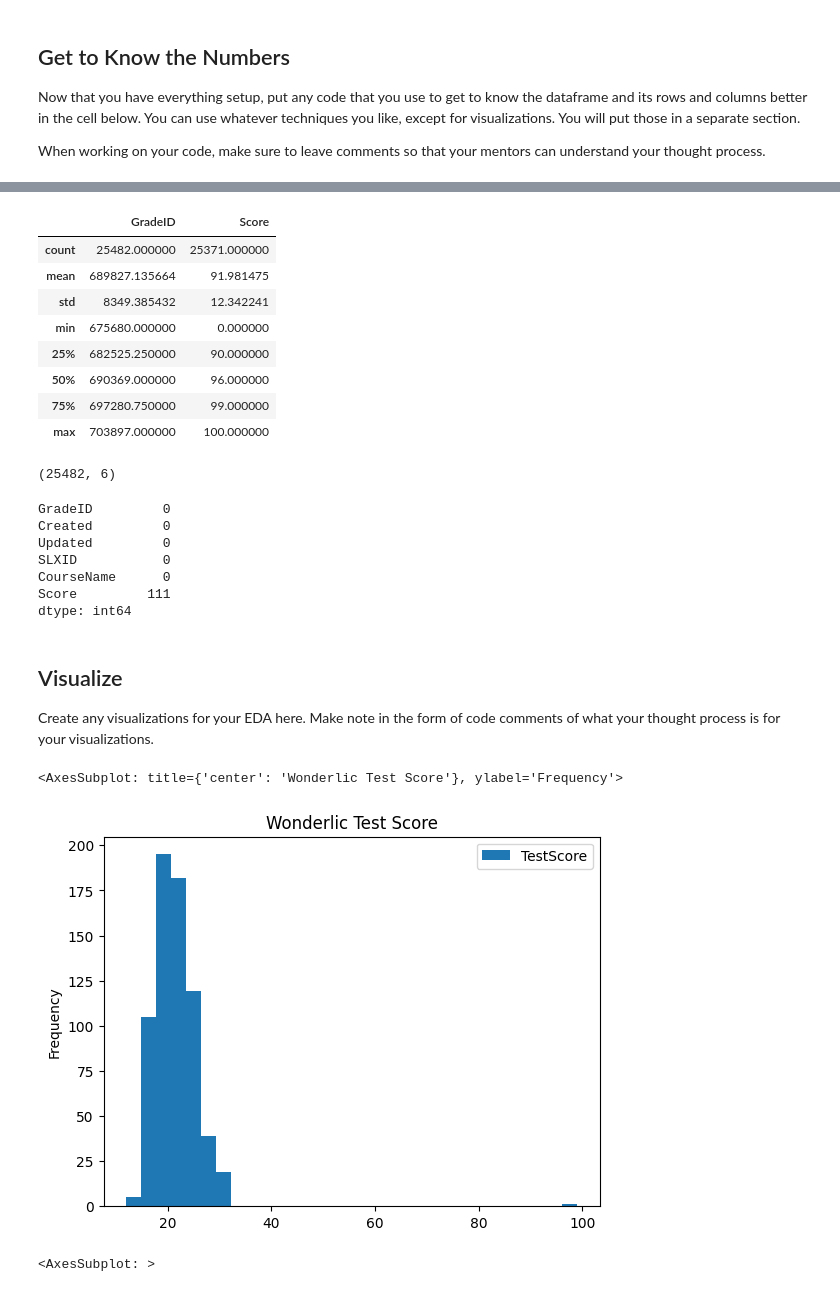
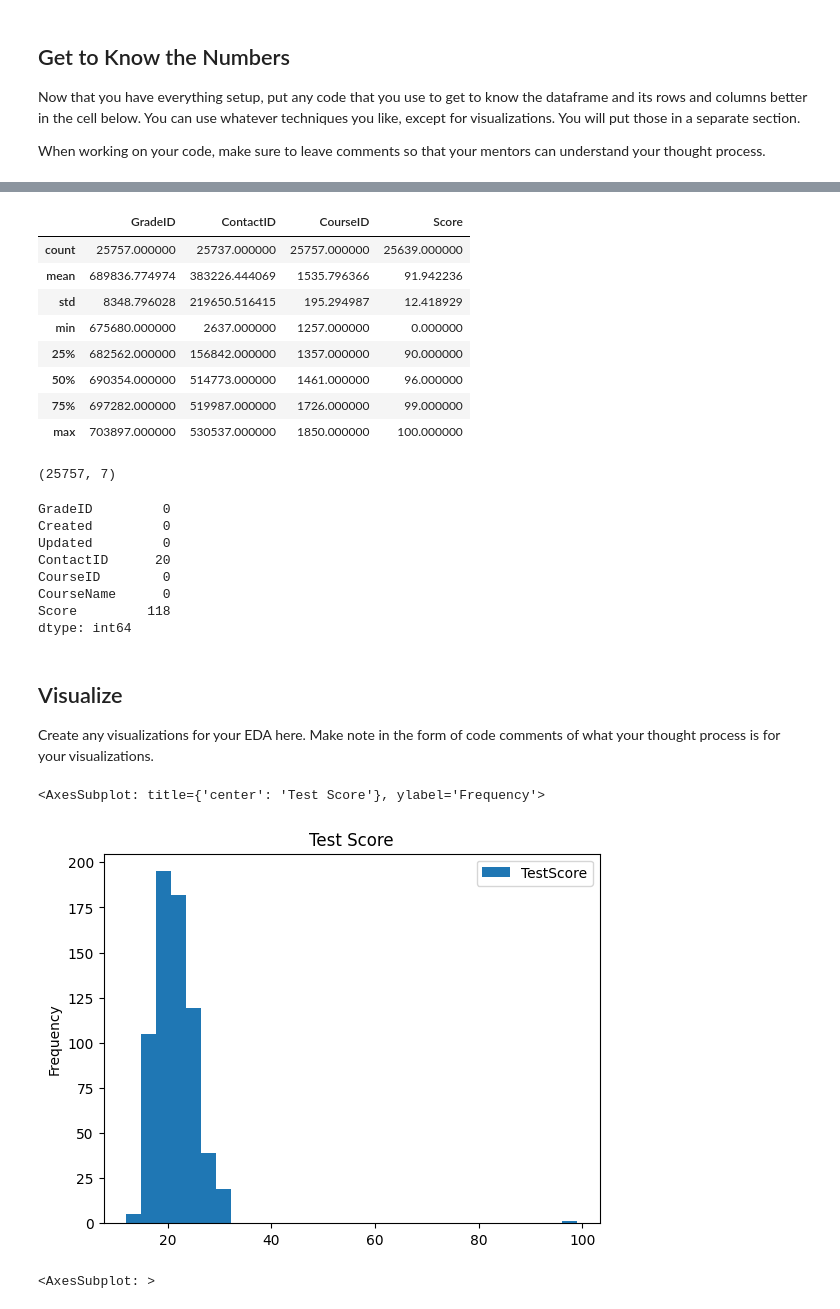
Before and after one commit to jennyshults/eda-checkpoint, a Jupyter notebook: checkpoint-two.ipynb, the cells around one changed output, grey strips where cells are left out. Cells and saved outputs as stored; diff of their text form; code cells hidden in the pictures.

```diff
--- a/checkpoint-two.ipynb
+++ b/checkpoint-two.ipynb
@@ -19,13 +19,13 @@ import matplotlib
 from matplotlib import pyplot as plt
 
 # creating Students dataframe
-students = pd.read_csv("Students.csv")
+students = pd.read_csv("Students2.csv")
 
 # creating Attendance dataframe
-attendance = pd.read_csv("Attendance.csv")
+attendance = pd.read_csv("Attendance2.csv")
 
 # creating Grades dataframe
-grades = pd.read_csv("Grades.csv")
+grades = pd.read_csv("Grades2.csv")
 # %% [markdown]
 ## Get to Know the Numbers
 
@@ -123,28 +129,29 @@ dtype: int64
 # %%
 grades.describe()
 # %% [output]
-|  | GradeID | Score |
-| count | 25482.000000 | 25371.000000 |
-| mean | 689827.135664 | 91.981475 |
-| std | 8349.385432 | 12.342241 |
-| min | 675680.000000 | 0.000000 |
-| 25% | 682525.250000 | 90.000000 |
-| 50% | 690369.000000 | 96.000000 |
-| 75% | 697280.750000 | 99.000000 |
-| max | 703897.000000 | 100.000000 |
+|  | GradeID | ContactID | CourseID | Score |
+| count | 25757.000000 | 25737.000000 | 25757.000000 | 25639.000000 |
+| mean | 689836.774974 | 383226.444069 | 1535.796366 | 91.942236 |
+| std | 8348.796028 | 219650.516415 | 195.294987 | 12.418929 |
+| min | 675680.000000 | 2637.000000 | 1257.000000 | 0.000000 |
+| 25% | 682562.000000 | 156842.000000 | 1357.000000 | 90.000000 |
+| 50% | 690354.000000 | 514773.000000 | 1461.000000 | 96.000000 |
+| 75% | 697282.000000 | 519987.000000 | 1726.000000 | 99.000000 |
+| max | 703897.000000 | 530537.000000 | 1850.000000 | 100.000000 |
 # %%
 grades.shape
 # %% [output]
-(25482, 6)
+(25757, 7)
 # %%
 grades.isnull().sum()
 # %% [output]
 GradeID         0
 Created         0
 Updated         0
-SLXID           0
+ContactID      20
+CourseID        0
 CourseName      0
-Score         111
+Score         118
 dtype: int64
 # %% [markdown]
 ## Visualize
@@ -152,10 +159,10 @@ dtype: int64
 Create any visualizations for your EDA here. Make note in the form of code comments of what your thought process is for your visualizations.
 # %%
 # Checking the TestScore field to see if there are outliers. Typical score is 15-30.
-students[['TestScore']].plot.hist(bins = 30, title = 'Wonderlic Test Score')
+students[['TestScore']].plot.hist(bins = 30, title = 'Test Score')
 # %% [output]
-<AxesSubplot: title={'center': 'Wonderlic Test Score'}, ylabel='Frequency'>
+<AxesSubplot: title={'center': 'Test Score'}, ylabel='Frequency'>
-[figure, old version]
+[figure, new version]
 # %%
 # Getting a visualization of the grade distribution
 grades[['Score']].plot.box()
```
Also changed, not shown: parts of 13 cells of this notebook, 3 other files.
